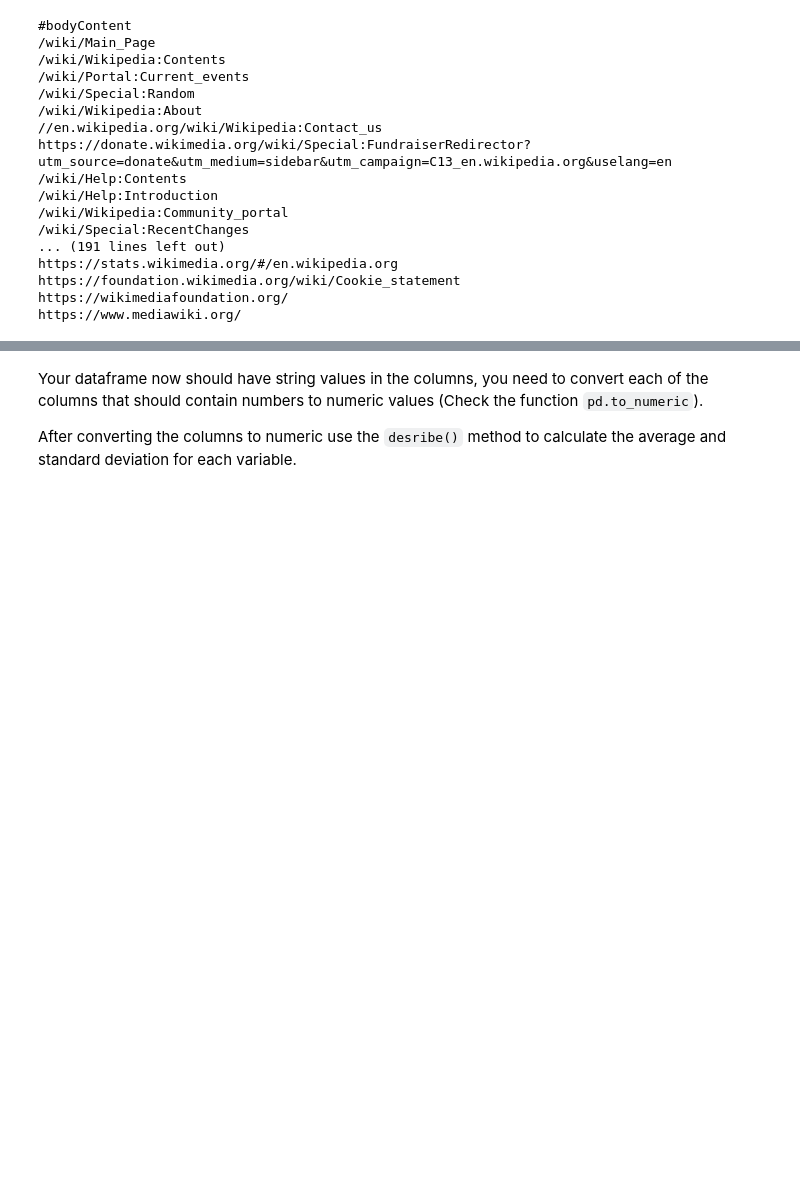
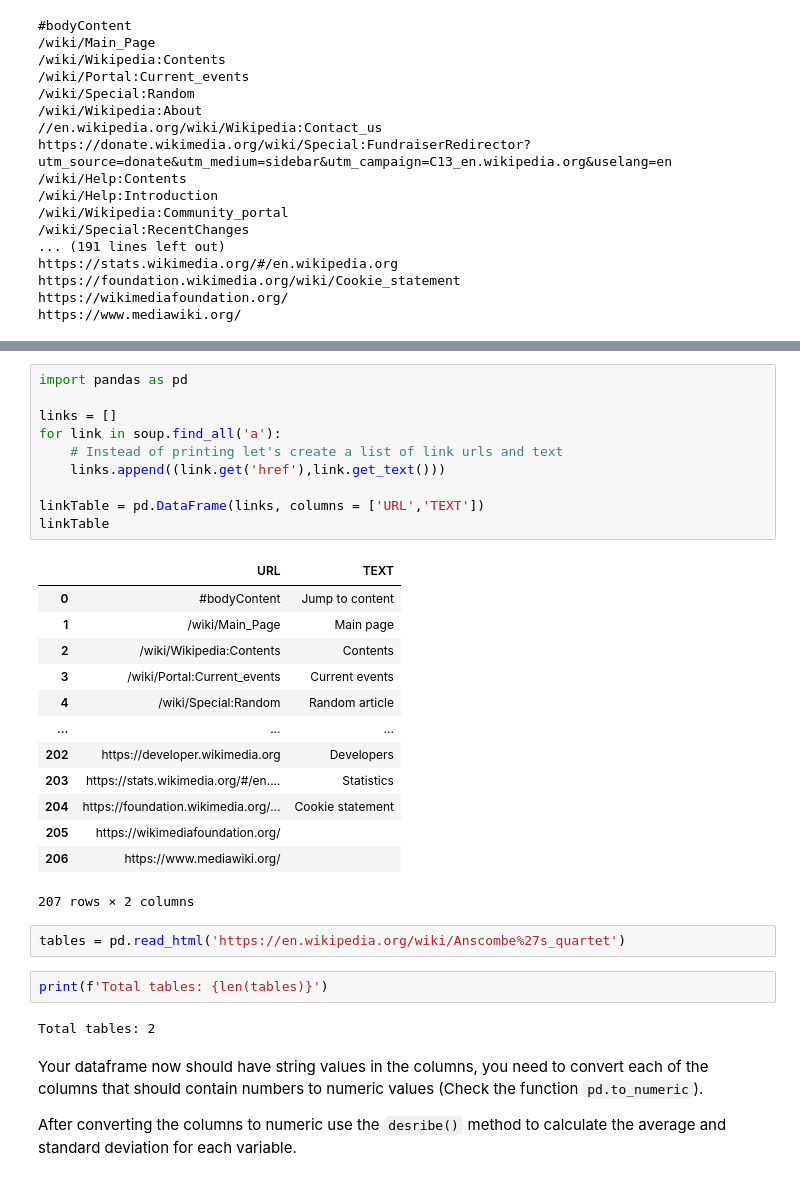
Before and after one commit to aaliajmalik/amalik, a Jupyter notebook: Homework_06 copy.ipynb, the cells around one changed output, grey strips where cells are left out. Drawn from its saved outputs; the diff is of its cells as text; blank space fills up the shorter version.

```diff
--- a/Homework_06 copy.ipynb
+++ b/Homework_06 copy.ipynb
@@ -79,3 +95,33 @@ FeatureNotFound: Couldn't find a tree builder with the features you requested: h
+# %%
+import pandas as pd
+
+links = []
+for link in soup.find_all('a'):
+    # Instead of printing let's create a list of link urls and text
+    links.append((link.get('href'),link.get_text()))
+
+linkTable = pd.DataFrame(links, columns = ['URL','TEXT'])
+linkTable
+# %% [output]
+|  | URL | TEXT |
+| 0 | #bodyContent | Jump to content |
+| 1 | /wiki/Main_Page | Main page |
+| 2 | /wiki/Wikipedia:Contents | Contents |
+| 3 | /wiki/Portal:Current_events | Current events |
+| 4 | /wiki/Special:Random | Random article |
+| ... | ... | ... |
+| 202 | https://developer.wikimedia.org | Developers |
+| 203 | https://stats.wikimedia.org/#/en.... | Statistics |
+| 204 | https://foundation.wikimedia.org/... | Cookie statement |
+| 205 | https://wikimediafoundation.org/ |  |
+| 206 | https://www.mediawiki.org/ |  |
+207 rows × 2 columns
+# %%
+tables = pd.read_html('https://en.wikipedia.org/wiki/Anscombe%27s_quartet')
+# %%
+print(f'Total tables: {len(tables)}')
+# %% [output]
+Total tables: 2
 # %% [markdown]
 Your dataframe now should have string values in the columns, you need to convert each of the columns that should contain numbers to numeric values (Check the function `pd.to_numeric`).
 
```
Also changed, not shown: parts of 2 cells of this notebook.
